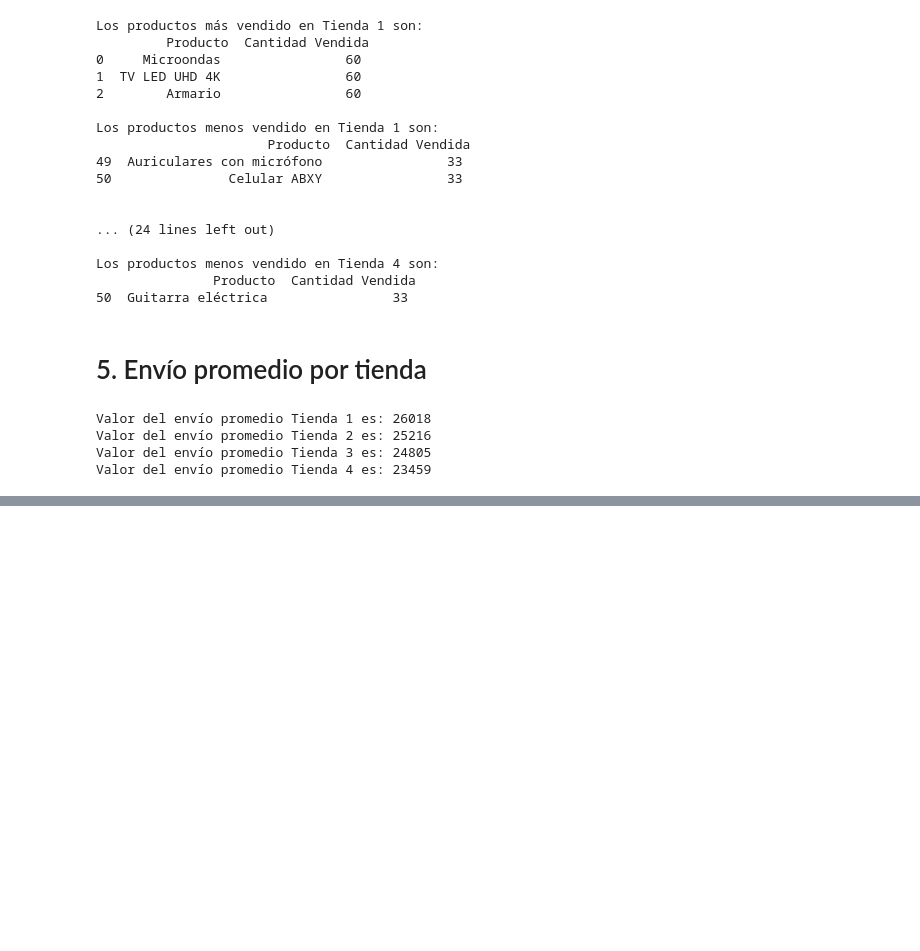
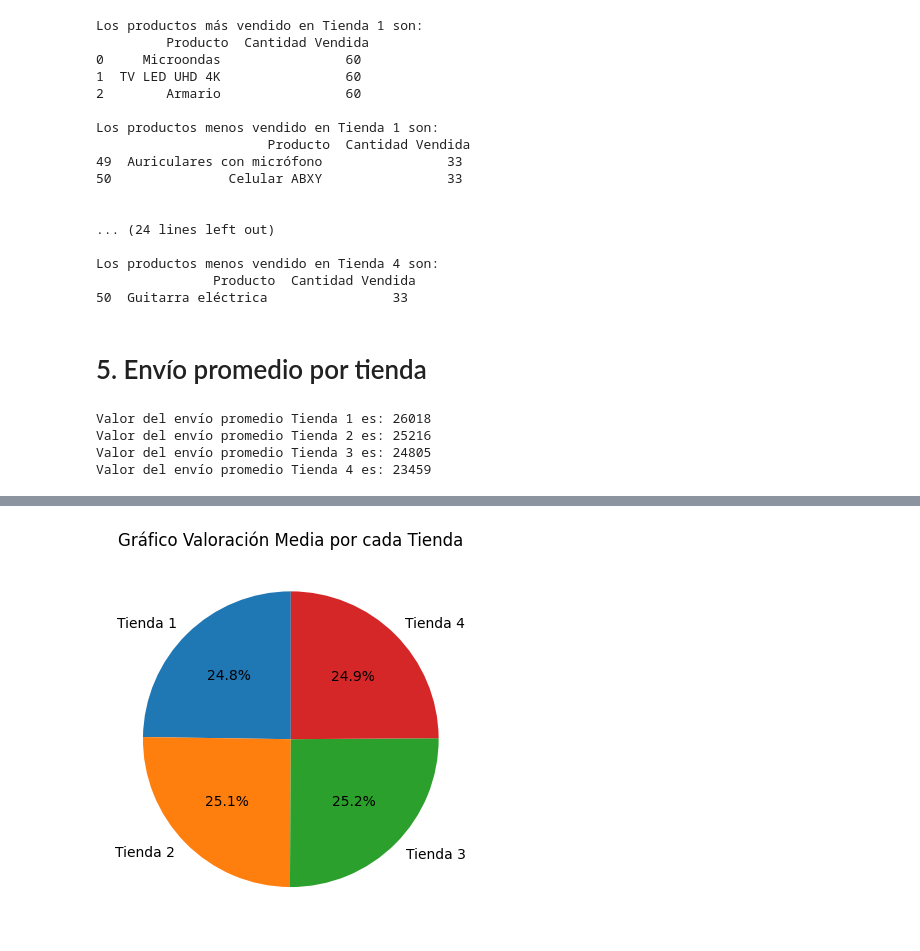
Before and after one commit to cadv1984/portafolio, a Jupyter notebook: AluraStoreLatam.ipynb, the cells around one changed output, grey strips where cells are left out. Cells and saved outputs as stored; diff of their text form; code cells hidden in the pictures; blank space fills up the shorter version.

```diff
--- a/AluraStoreLatam.ipynb
+++ b/AluraStoreLatam.ipynb
@@ -231,0 +262,16 @@ Valor del envío promedio Tienda 4 es: 23459
+# %%
+import matplotlib.pyplot as grafico
+# Datos para el gráfico
+valores = [round(tienda['Calificación'].mean(),2), round(tienda2['Calificación'].mean(),2), round(tienda3['Calificación'].mean(),2), round(tienda4['Calificación'].mean(),2)]
+nombres = ['Tienda 1', 'Tienda 2', 'Tienda 3', 'Tienda 4']
+
+# Crear el gráfico
+grafico.pie(valores, labels=nombres, autopct='%1.1f%%', startangle=90)
+
+# Añadir un título
+grafico.title('Gráfico Valoración Media por cada Tienda')
+
+# Mostrar el gráfico
+grafico.show()
+# %% [output]
+[figure, added]
```
Also changed, not shown: parts of 2 cells of this notebook.
